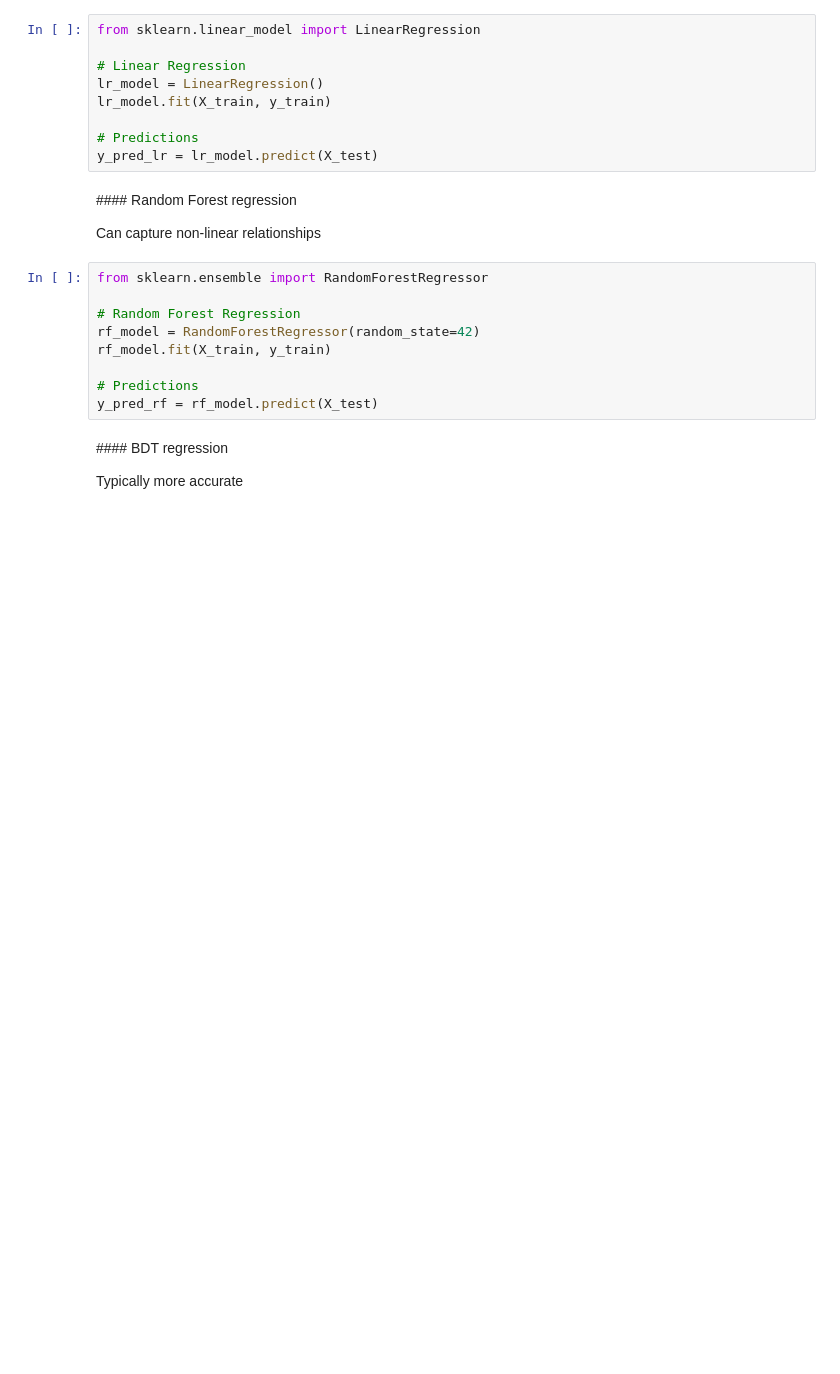
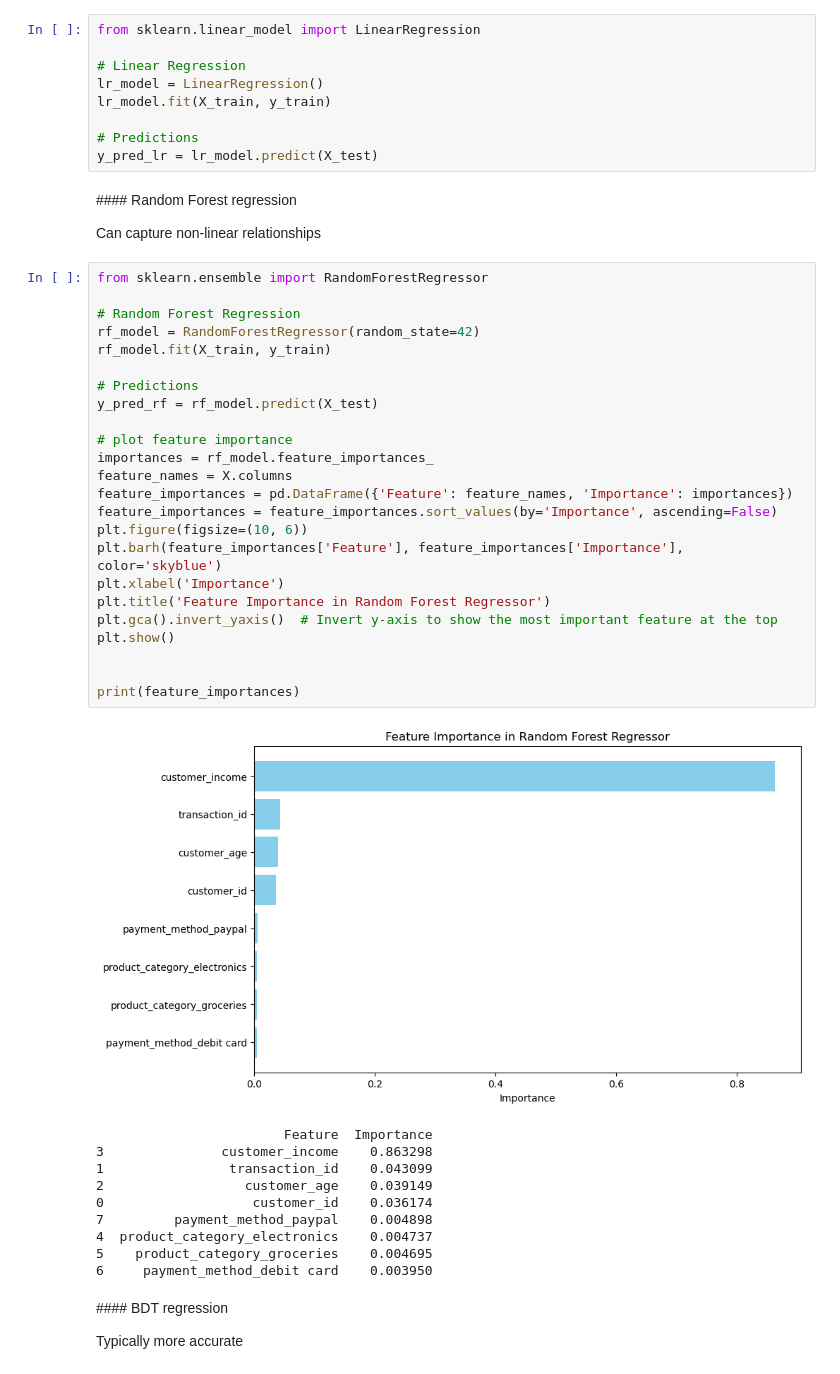
Before and after one commit to MartinezAgullo/TechChallenge_VGS, a Jupyter notebook: Notebook/Prueba_VSG.ipynb, the cells around one changed output. Drawn from its saved outputs; the diff is of its cells as text; blank space fills up the shorter version.

```diff
--- a/Notebook/Prueba_VSG.ipynb
+++ b/Notebook/Prueba_VSG.ipynb
@@ -1062,15 +1062,41 @@ y_pred_lr = lr_model.predict(X_test)
 #### Random Forest regression
 
 Can capture non-linear relationships
-# %%
-from sklearn.ensemble import RandomForestRegressor
-
-# Random Forest Regression
-rf_model = RandomForestRegressor(random_state=42)
-rf_model.fit(X_train, y_train)
-
-# Predictions
-y_pred_rf = rf_model.predict(X_test)
+# %%
+from sklearn.ensemble import RandomForestRegressor
+
+# Random Forest Regression
+rf_model = RandomForestRegressor(random_state=42)
+rf_model.fit(X_train, y_train)
+
+# Predictions
+y_pred_rf = rf_model.predict(X_test)
+
+# plot feature importance
+importances = rf_model.feature_importances_
+feature_names = X.columns
+feature_importances = pd.DataFrame({'Feature': feature_names, 'Importance': importances})
+feature_importances = feature_importances.sort_values(by='Importance', ascending=False)
+plt.figure(figsize=(10, 6))
+plt.barh(feature_importances['Feature'], feature_importances['Importance'], color='skyblue')
+plt.xlabel('Importance')
+plt.title('Feature Importance in Random Forest Regressor')
+plt.gca().invert_yaxis()  # Invert y-axis to show the most important feature at the top
+plt.show()
+
+
+print(feature_importances)
+# %% [output]
+[figure, added]
+                        Feature  Importance
+3               customer_income    0.863298
+1                transaction_id    0.043099
+2                  customer_age    0.039149
+0                   customer_id    0.036174
+7         payment_method_paypal    0.004898
+4  product_category_electronics    0.004737
+5    product_category_groceries    0.004695
+6     payment_method_debit card    0.003950
 # %% [markdown]
 #### BDT regression
 
```
Also changed, not shown: parts of 1 cell of this notebook, 5 other files.
